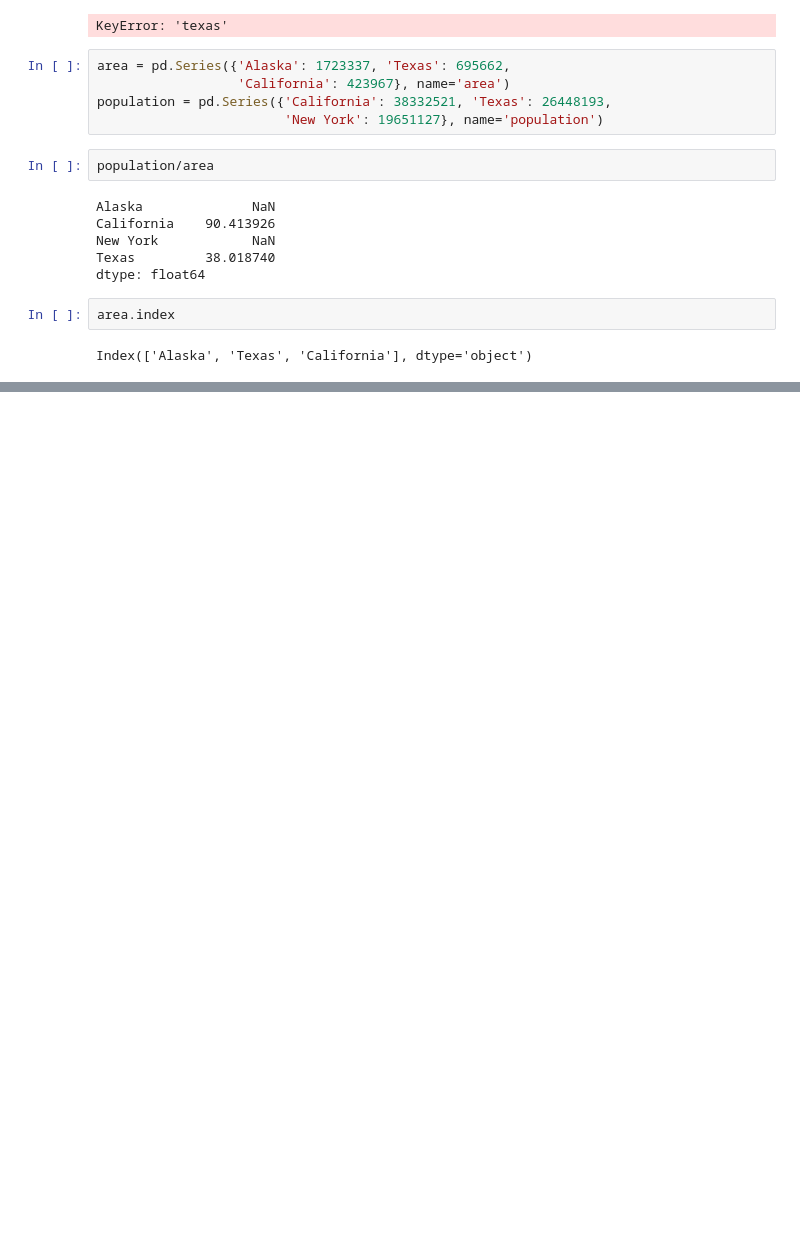
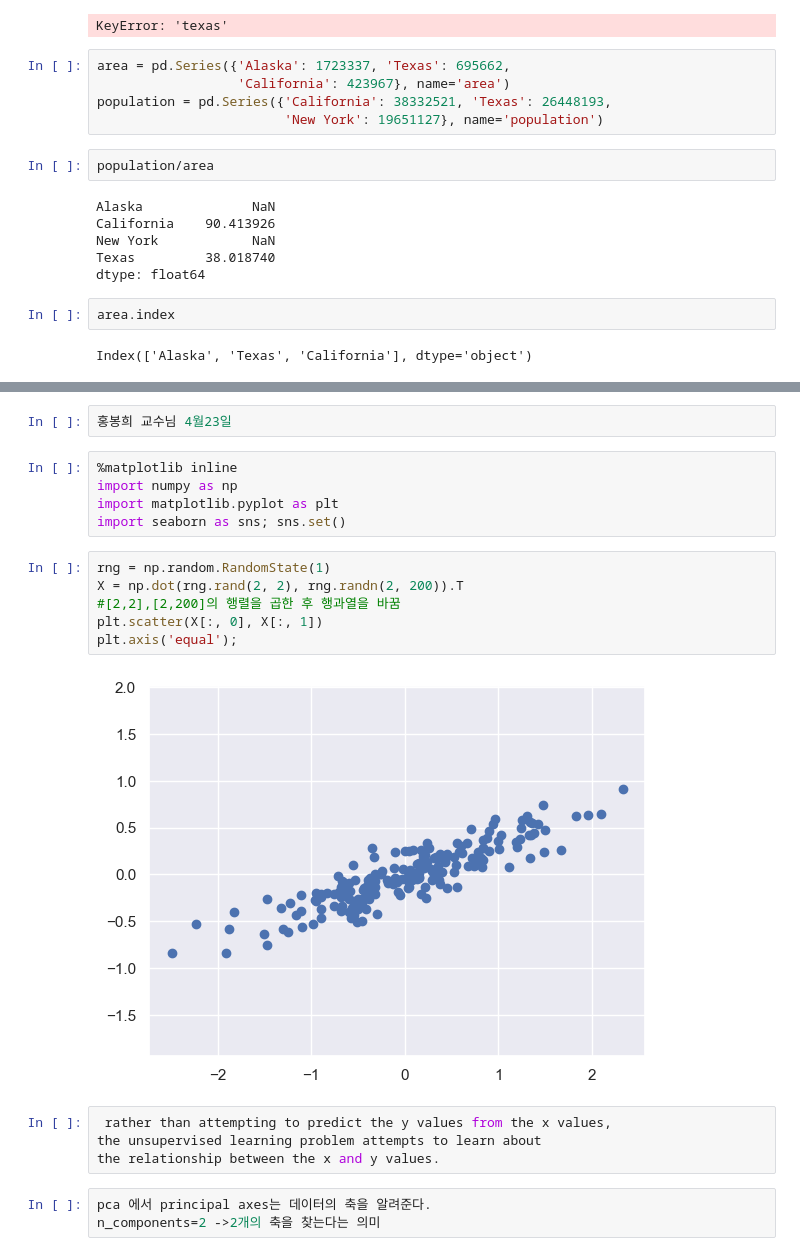
Before and after one commit to AwesomeJuneKim/AIprogramming, a Jupyter notebook: LectureNote.ipynb, the cells around one changed output, grey strips where cells are left out. Drawn from its saved outputs; the diff is of its cells as text; blank space fills up the shorter version.

```diff
--- a/LectureNote.ipynb
+++ b/LectureNote.ipynb
@@ -238,0 +360,22 @@ Index(['Alaska', 'Texas', 'California'], dtype='object')
+# %%
+홍봉희 교수님 4월23일
+# %%
+%matplotlib inline
+import numpy as np
+import matplotlib.pyplot as plt
+import seaborn as sns; sns.set()
+# %%
+rng = np.random.RandomState(1)
+X = np.dot(rng.rand(2, 2), rng.randn(2, 200)).T
+#[2,2],[2,200]의 행렬을 곱한 후 행과열을 바꿈
+plt.scatter(X[:, 0], X[:, 1])
+plt.axis('equal');
+# %% [output]
+[figure, added]
+# %%
+ rather than attempting to predict the y values from the x values,
+the unsupervised learning problem attempts to learn about
+the relationship between the x and y values.
+# %%
+pca 에서 principal axes는 데이터의 축을 알려준다.
+n_components=2 ->2개의 축을 찾는다는 의미
```
Also changed, not shown: parts of 19 cells of this notebook, 3 other files.
